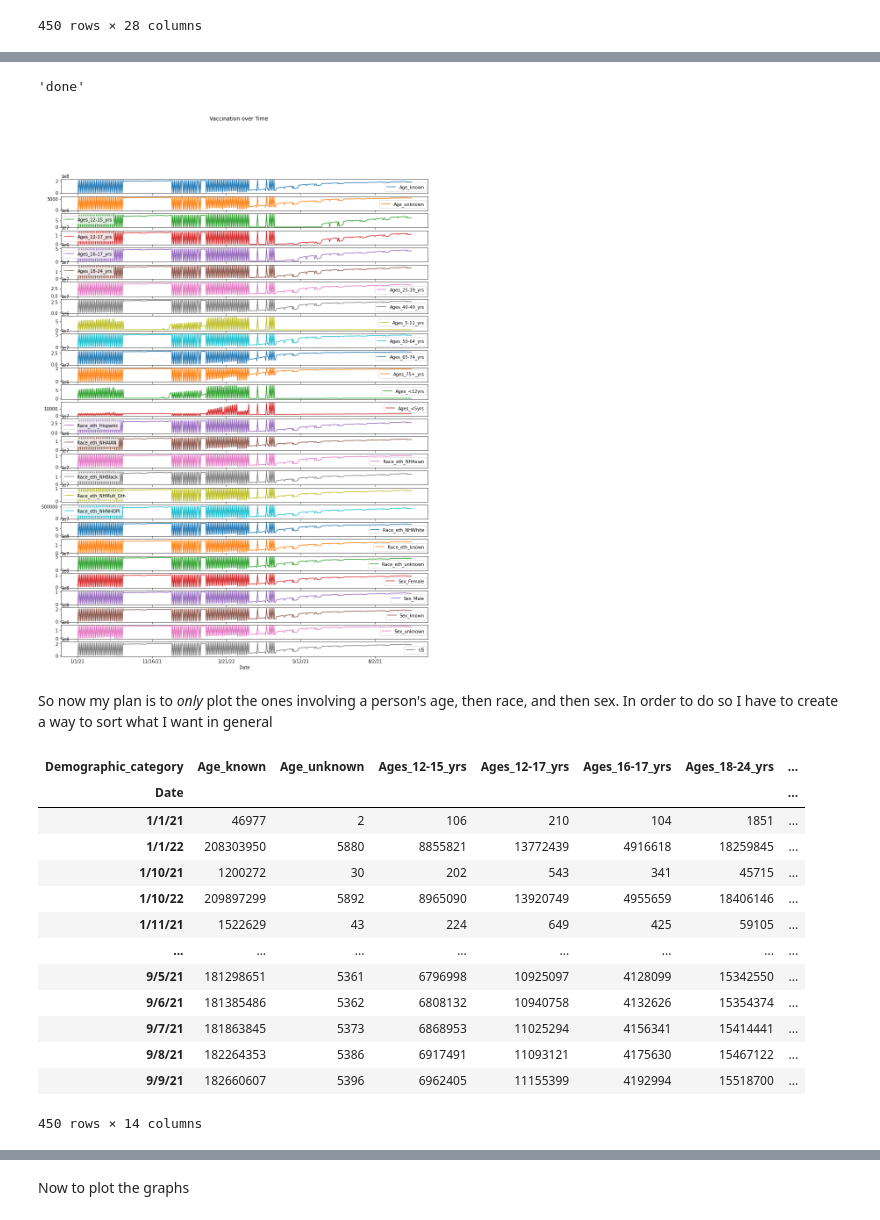
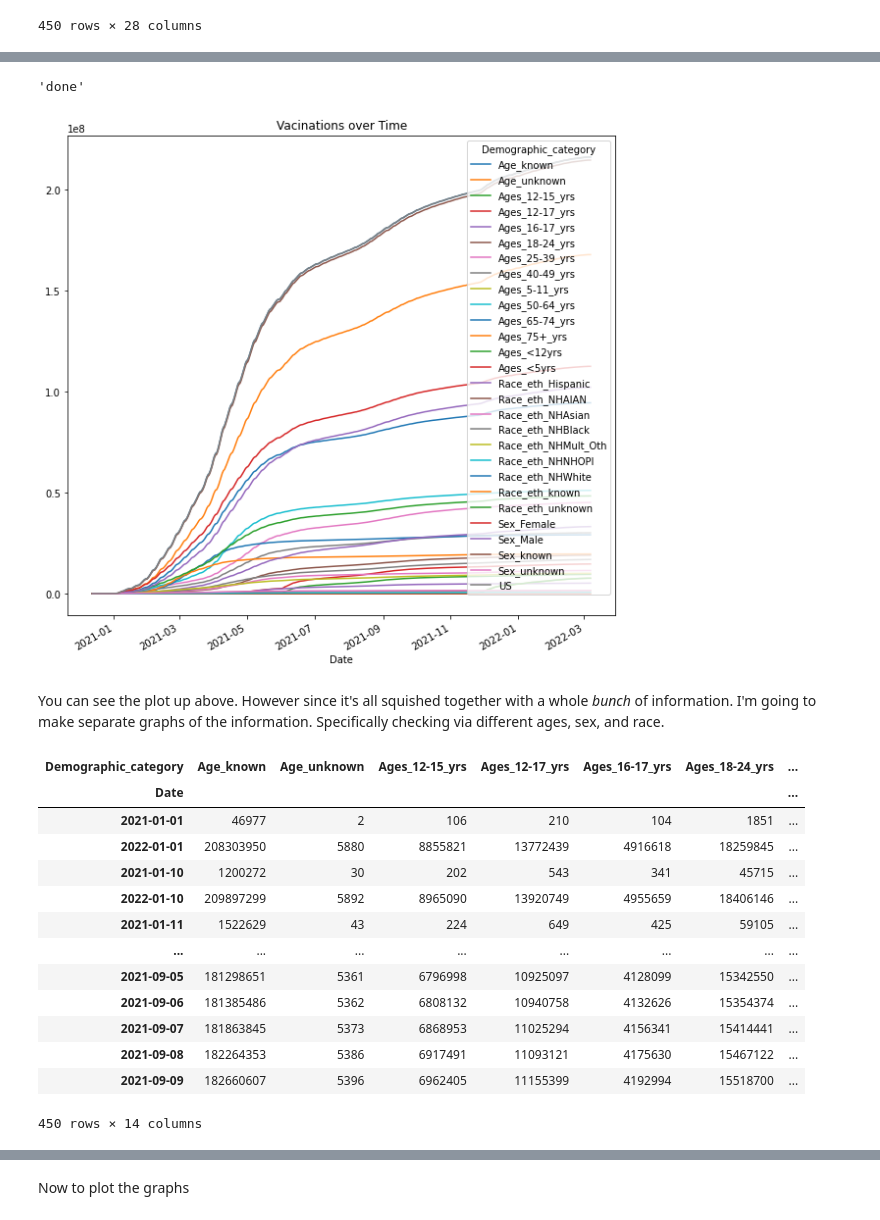
Before and after one commit to LeoraKelseyBrandeis/cs103a-cpa01, a Jupyter notebook: cpa01.ipynb, the cells around one changed output, grey strips where cells are left out. Drawn from its saved outputs; the diff is of its cells as text; code cells hidden in the pictures.

Commit message:
figured the problem with my code. Now it works and looks glorious

```diff
--- a/cpa01.ipynb
+++ b/cpa01.ipynb
@@ -122,0 +141,3 @@ Naturally I tried plotting it. There's a clear pattern but it is still **very**
+# %%
+pivotted.index = pd.to_datetime(pivotted.index)
+pivotted
@@ -123,11 +159,11 @@ Naturally I tried plotting it. There's a clear pattern but it is still **very**
 # %%
-pivotted.plot(title = 'Vaccination over Time', figsize = (15,20),subplots = True)
+pivotted.plot(figsize = (10,10),title = 'Vacinations over Time')
 'done'
 # %% [output]
 'done'
-[figure, old version]
+[figure, new version]
-# %% [markdown]
-So now my plan is to _only_ plot the ones involving a person's age, then race, and then sex. In order to do so I have to create a way to sort what I want in general
+# %% [markdown]
+You can see the plot up above. However since it's all squished together with a whole _bunch_ of information. I'm going to make separate graphs of the information. Specifically checking via different ages, sex, and race.
 # %%
 ages = []
 for column in pivotted.columns:
@@ -137,17 +173,17 @@ pivotted[ages]
 # %% [output]
 | Demographic_category | Age_known | Age_unknown | Ages_12-15_yrs | Ages_12-17_yrs | Ages_16-17_yrs | Ages_18-24_yrs | ... |
 | Date |  |  |  |  |  |  | ... |
-| 1/1/21 | 46977 | 2 | 106 | 210 | 104 | 1851 | ... |
-| 1/1/22 | 208303950 | 5880 | 8855821 | 13772439 | 4916618 | 18259845 | ... |
-| 1/10/21 | 1200272 | 30 | 202 | 543 | 341 | 45715 | ... |
-| 1/10/22 | 209897299 | 5892 | 8965090 | 13920749 | 4955659 | 18406146 | ... |
-| 1/11/21 | 1522629 | 43 | 224 | 649 | 425 | 59105 | ... |
+| 2021-01-01 | 46977 | 2 | 106 | 210 | 104 | 1851 | ... |
+| 2022-01-01 | 208303950 | 5880 | 8855821 | 13772439 | 4916618 | 18259845 | ... |
+| 2021-01-10 | 1200272 | 30 | 202 | 543 | 341 | 45715 | ... |
+| 2022-01-10 | 209897299 | 5892 | 8965090 | 13920749 | 4955659 | 18406146 | ... |
+| 2021-01-11 | 1522629 | 43 | 224 | 649 | 425 | 59105 | ... |
 | ... | ... | ... | ... | ... | ... | ... | ... |
-| 9/5/21 | 181298651 | 5361 | 6796998 | 10925097 | 4128099 | 15342550 | ... |
-| 9/6/21 | 181385486 | 5362 | 6808132 | 10940758 | 4132626 | 15354374 | ... |
-| 9/7/21 | 181863845 | 5373 | 6868953 | 11025294 | 4156341 | 15414441 | ... |
-| 9/8/21 | 182264353 | 5386 | 6917491 | 11093121 | 4175630 | 15467122 | ... |
-| 9/9/21 | 182660607 | 5396 | 6962405 | 11155399 | 4192994 | 15518700 | ... |
+| 2021-09-05 | 181298651 | 5361 | 6796998 | 10925097 | 4128099 | 15342550 | ... |
+| 2021-09-06 | 181385486 | 5362 | 6808132 | 10940758 | 4132626 | 15354374 | ... |
+| 2021-09-07 | 181863845 | 5373 | 6868953 | 11025294 | 4156341 | 15414441 | ... |
+| 2021-09-08 | 182264353 | 5386 | 6917491 | 11093121 | 4175630 | 15467122 | ... |
+| 2021-09-09 | 182660607 | 5396 | 6962405 | 11155399 | 4192994 | 15518700 | ... |
 450 rows × 14 columns
 # %%
 race = []
```
Also changed, not shown: parts of 16 cells of this notebook.
